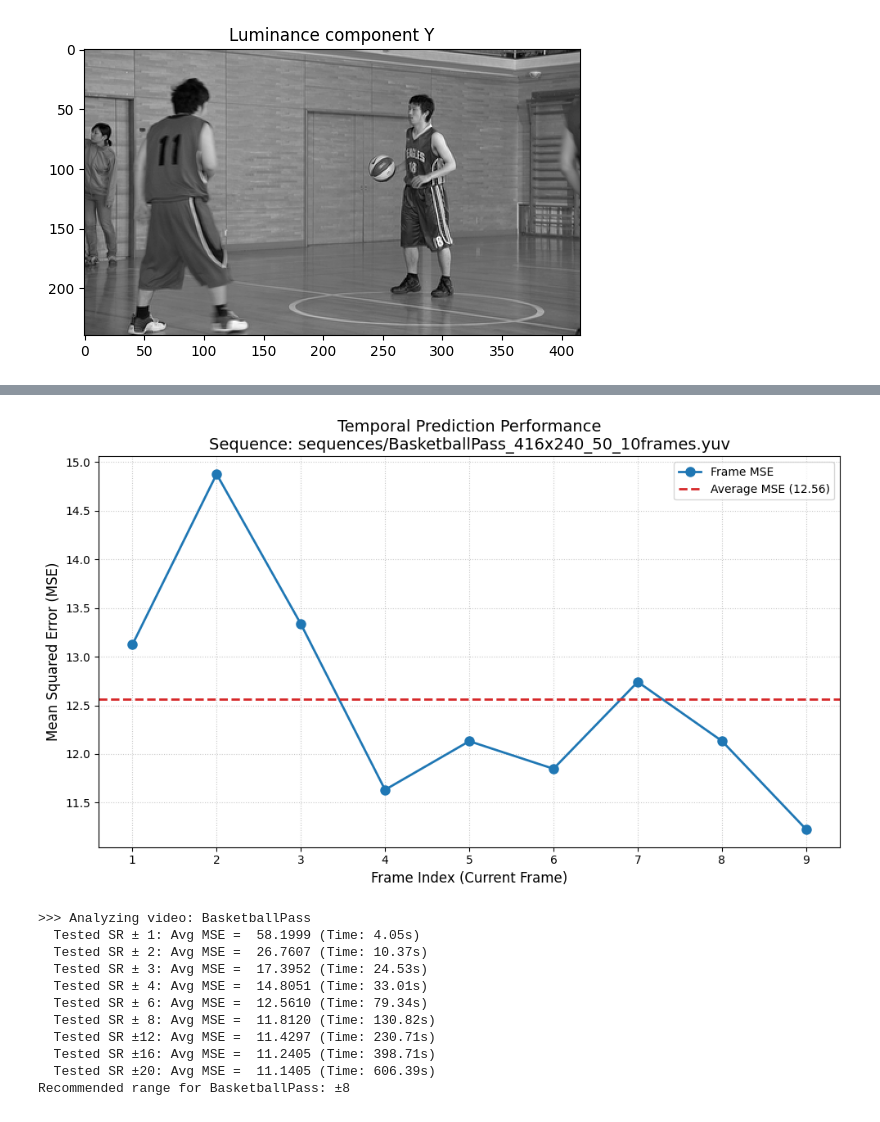
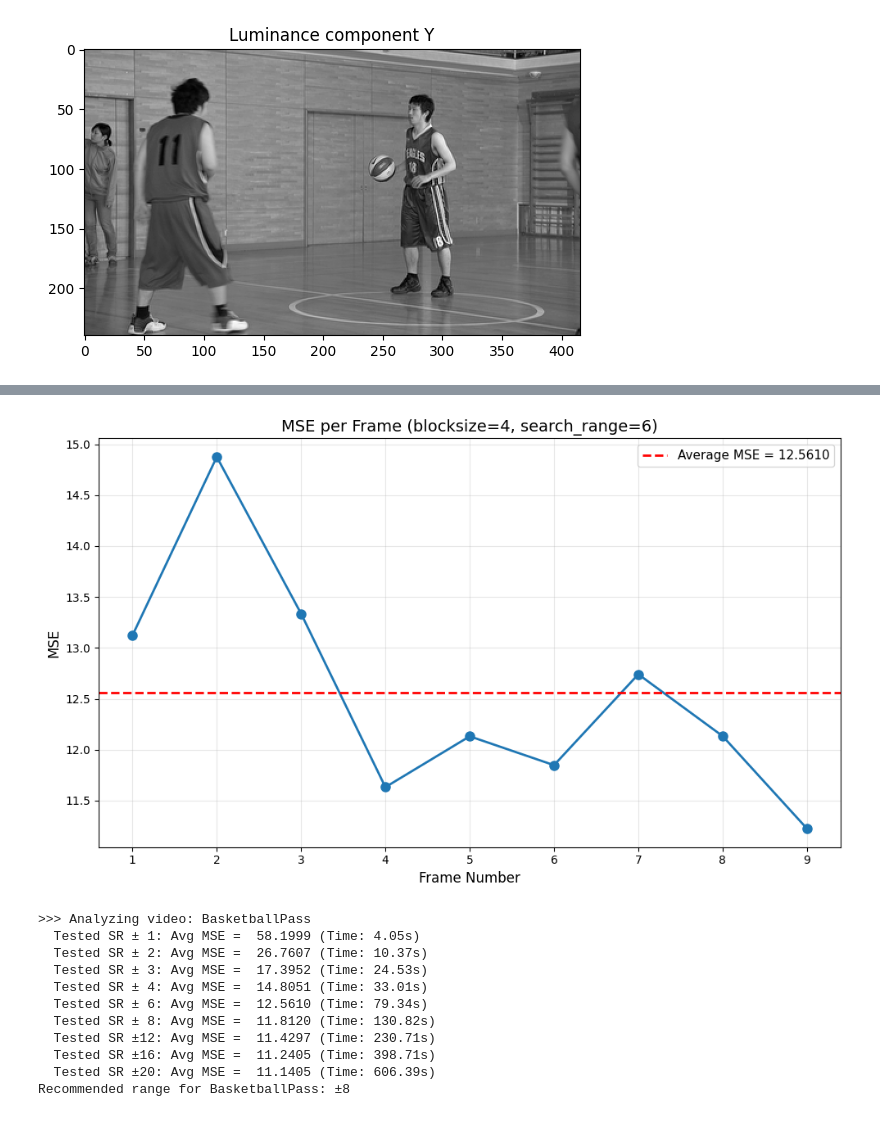
Before and after one commit to CC211129/DSP-Lab-Project, a Jupyter notebook: task.ipynb, the cells around one changed output, grey strips where cells are left out. Drawn from its saved outputs; the diff is of its cells as text; code cells hidden in the pictures.

```diff
--- a/task.ipynb
+++ b/task.ipynb
@@ -102,62 +133,43 @@ Mean: -0.02  Std: 3.62
 # %%
 ## Task 2 (b)
 
-# --- Configuration for Task 2(b) ---
-# Parameters should be consistent with previous tasks
-input_video = 'sequences/BasketballPass_416x240_50_10frames.yuv'
-width, height = 416, 240
-num_frames = 10
-blocksize = 4
-search_range = 6
-
 mse_values = []
 
-# Initial reference is Frame 0
-ref_frame, _, _ = read_frame(input_video, 0, width, height)
+reference, _, _ = read_frame(input_video, 0, width, height)
+# Loop through all frames starting from frame 1
+for frame_idx in range(1, num_frames):
+    # Read only the current frame
+    current, _, _ = read_frame(input_video, frame_idx, width, height)
 
-# --- Sequential Prediction Loop ---
-print(f"Starting sequence evaluation for: {input_video}")
-print("-" * 40)
+    # Perform prediction using your existing function
+    predicted = predict_frame(current, reference, blocksize, search_range)
 
-for frame_idx in range(1, num_frames):
-    # Read the current frame to be predicted
-    cur_frame, _, _ = read_frame(input_video, frame_idx, width, height)
-
-    # Perform motion-compensated prediction
-    pred_frame = predict_frame(cur_frame, ref_frame, blocksize, search_range)
-
-    # Compute MSE using the utility function
-    mse = compute_mse(cur_frame, pred_frame)
+    # Compute MSE
+    mse = compute_mse(current, predicted)
     mse_values.append(mse)
 
-    print(f"Frame {frame_idx:02d} | MSE: {mse:8.4f}")
+    print(f"Frame {frame_idx}: MSE = {mse:.4f}")
 
-    # MODIFICATION: Explicitly update reference frame for the next iteration
-    # The current original frame becomes the reference for the next frame
-    ref_frame = cur_frame
+    # IMPORTANT: The current frame becomes the reference for the NEXT frame
+    reference = current
 
-# --- Statistics and Visualization ---
+# Calculate average
 average_mse = np.mean(mse_values)
-print("-" * 40)
-print(f"Average MSE over {num_frames-1} predictions: {average_mse:.4f}\n")
+print("-" * 60)
+print(f"Average MSE over all frames: {average_mse:.4f}\n")
 
-# Plotting the MSE per frame
+
+# Plot MSE values for each frame
 plt.figure(figsize=(10, 6))
-plt.plot(range(1, num_frames), mse_values, marker='o', color='tab:blue',
-         linewidth=2, markersize=8, label='Frame MSE')
-
-# MODIFICATION: Added a horizontal line to represent the average MSE
-plt.axhline(y=average_mse, color='tab:red', linestyle='--',
-            linewidth=2, label=f'Average MSE ({average_mse:.2f})')
-
-plt.xlabel('Frame Index (Current Frame)', fontsize=12)
-plt.ylabel('Mean Squared Error (MSE)', fontsize=12)
-plt.title(f'Temporal Prediction Performance\nSequence: {input_video}', fontsize=14)
-plt.xticks(range(1, num_frames))
-plt.grid(True, linestyle=':', alpha=0.7)
-plt.legend(loc='upper right')
-
+plt.plot(range(1, num_frames), mse_values, marker='o', linewidth=2, markersize=8)
+plt.xlabel('Frame Number', fontsize=12)
+plt.ylabel('MSE', fontsize=12)
+plt.title(f'MSE per Frame (blocksize={blocksize}, search_range={search_range})', fontsize=14)
+plt.grid(True, alpha=0.3)
+plt.axhline(y=average_mse, color='r', linestyle='--', linewidth=2,
+            label=f'Average MSE = {average_mse:.4f}')
+plt.legend(fontsize=11)
 plt.tight_layout()
-# plt.savefig('task2b_mse_trend.png', dpi=150)
+plt.savefig('task2b_mse_plot.png', dpi=150, bbox_inches='tight')
 plt.show()
 # %% [output]
@@ -177,4 +187,4 @@ Average MSE over 9 predictions: 12.5610
-[figure, old version]
+[figure, new version]
 # %%
 ## Task 3
 
```
Also changed, not shown: parts of 8 cells of this notebook.
